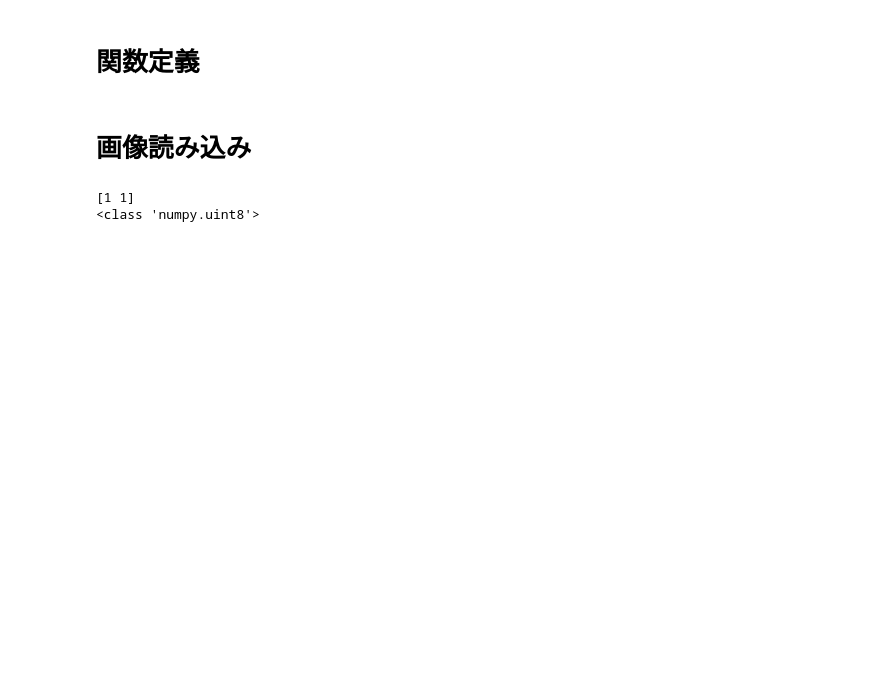
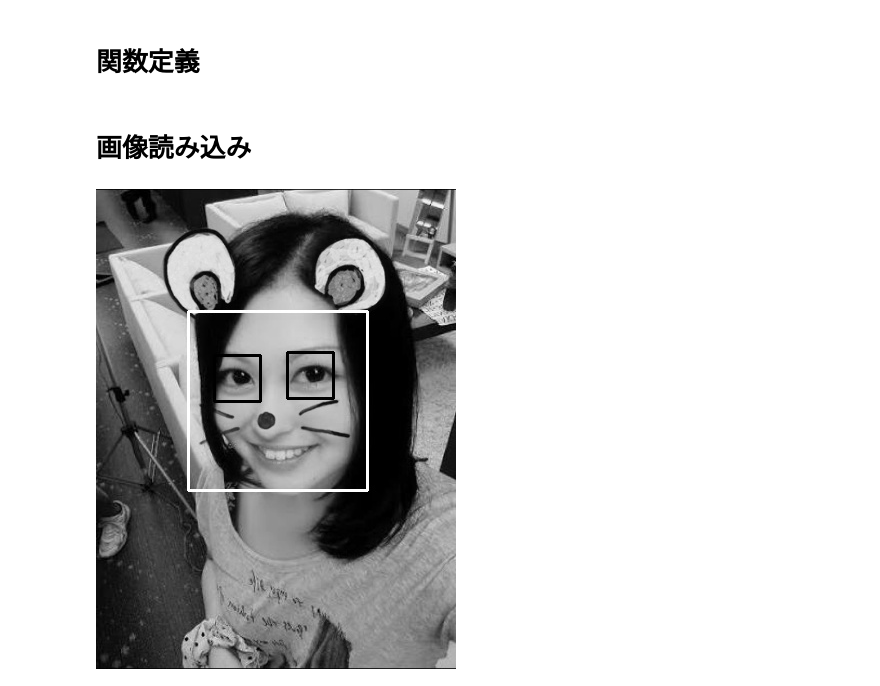
Before and after one commit to kinketsucom/Diff_Extraction, a Jupyter notebook: diff_extraction.ipynb, the cells around one changed output. Cells and saved outputs as stored; diff of their text form; code cells hidden in the pictures; blank space fills up the shorter version.

```diff
--- a/diff_extraction.ipynb
+++ b/diff_extraction.ipynb
@@ -84,13 +82,29 @@ diff_img = raw_img - proc_img
-# %%
-a = np.uint8([1,3])
-b = np.uint8([2,2])
-a = a.astype(int)
-b = b.astype(int)
-c = a - b
-c = abs(c)
-c = np.uint8(c)
-print(c)
-print(type(c[0]))
-# %% [output]
-[1 1]
-<class 'numpy.uint8'>
+# %%
+# display_cv_image(proc_img[0])
+face_cascade = cv2.CascadeClassifier('/usr/local/Cellar/opencv/3.3.0_3/share/OpenCV/haarcascades/haarcascade_frontalface_default.xml')
+eye_cascade = cv2.CascadeClassifier('/usr/local/Cellar/opencv/3.3.0_3/share/OpenCV/haarcascades/haarcascade_eye.xml')
+# 顔を検知
+
+img = proc_img[0]
+faces = face_cascade.detectMultiScale(img)
+
+for (x,y,w,h) in faces:
+    counter = 0
+    # 検知した顔を矩形で囲む
+#     cv2.rectangle(img,(x,y),(x+w,y+h),(255,0,0),2)
+    # 顔画像（グレースケール）
+    roi_gray = img[y:y+h, x:x+w]
+    # 顔ｇ増（カラースケール）
+    roi_color = img[y:y+h, x:x+w]
+    # 顔の中から目を検知
+    eyes = eye_cascade.detectMultiScale(roi_gray)
+    for (ex,ey,ew,eh) in eyes:
+        # 検知した目を矩形で囲む
+        counter +=1
+        if(counter>=3):
+            break
+        cv2.rectangle(roi_color,(ex,ey),(ex+ew,ey+eh),(0,255,0),2)
+
+display_cv_image(img)
+# %% [output]
+[figure, added]
```
Also changed, not shown: parts of 4 cells of this notebook.
